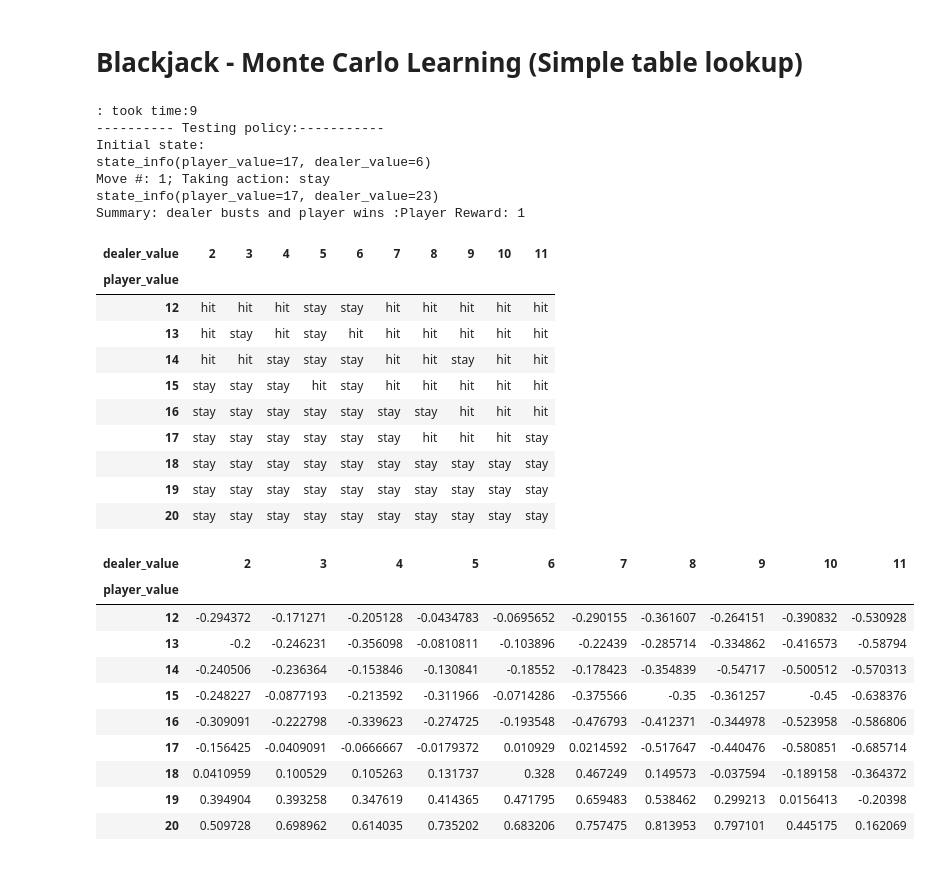
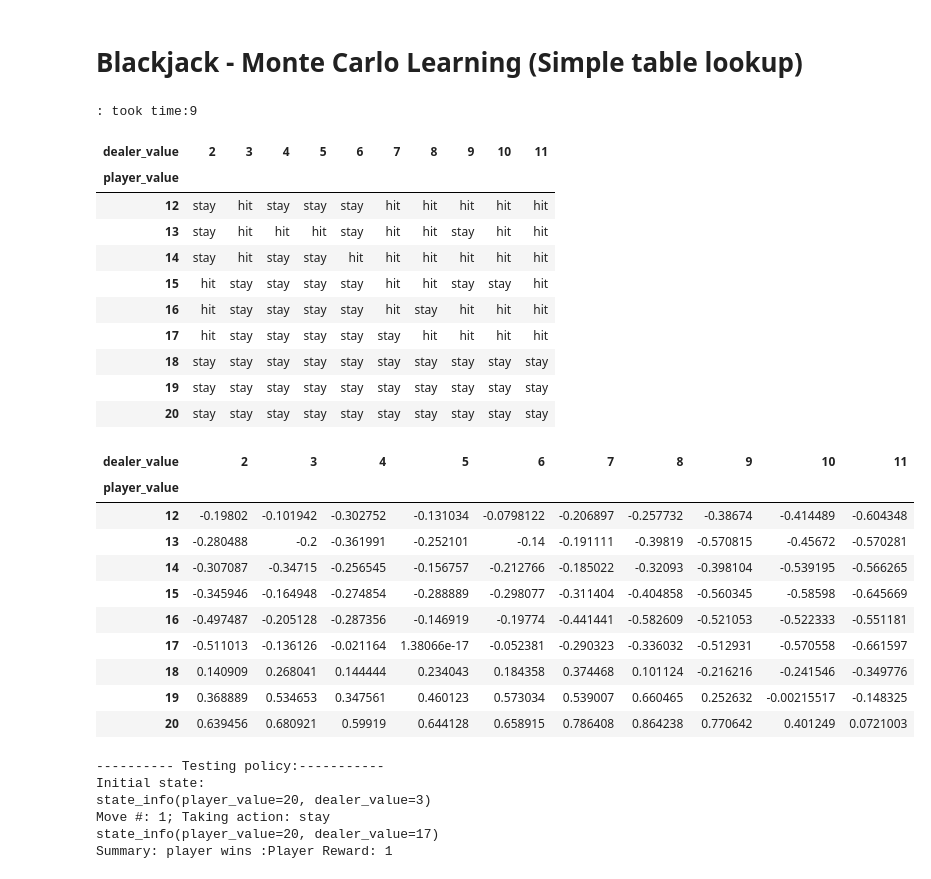
Before and after one commit to joshiatul/game_playing, a Jupyter notebook: Blackjack_with_simple_lookup.ipynb, the cells around one changed output. Cells and saved outputs as stored; diff of their text form; code cells hidden in the pictures.

```diff
--- a/Blackjack_with_simple_lookup.ipynb
+++ b/Blackjack_with_simple_lookup.ipynb
@@ -7,10 +9,0 @@ import rl_learning as rl
-# %%
-def test_training_monte_carlo_for_blackjack(model_class, epochs):
-    blackjack = BlackJack()
-    policy, model = rl.train_reinforcement_learning_strategy(num_sims=epochs, game_obs=blackjack, model_class=model_class)
-    # TODO Add ipython notebook 3D ghaph
-
-    # Test policy
-    rl.test_policy(blackjack, model)
-
-    return policy, model
@@ -18,41 +45,45 @@ def test_training_monte_carlo_for_blackjack(model_class, epochs):
 policy, model = test_training_monte_carlo_for_blackjack(model_class='lookup_table', epochs=25000)
 # %% [output]
 : took time:9
----------- Testing policy:-----------
-Initial state:
-state_info(player_value=17, dealer_value=6)
-Move #: 1; Taking action: stay
-state_info(player_value=17, dealer_value=23)
-Summary: dealer busts and player wins :Player Reward: 1
 # %%
 df = pd.DataFrame(policy).T
 df.columns = ['player_value', 'dealer_value', 'decision', 'score']
 policy_Q_table = df.pivot('player_value', 'dealer_value')['decision']
-policy_Q_table
+display(policy_Q_table)
 # %% [output]
 | dealer_value | 2 | 3 | 4 | 5 | 6 | 7 | 8 | 9 | 10 | 11 |
 | player_value |  |  |  |  |  |  |  |  |  |  |
-| 12 | hit | hit | hit | stay | stay | hit | hit | hit | hit | hit |
-| 13 | hit | stay | hit | stay | hit | hit | hit | hit | hit | hit |
-| 14 | hit | hit | stay | stay | stay | hit | hit | stay | hit | hit |
-| 15 | stay | stay | stay | hit | stay | hit | hit | hit | hit | hit |
-| 16 | stay | stay | stay | stay | stay | stay | stay | hit | hit | hit |
-| 17 | stay | stay | stay | stay | stay | stay | hit | hit | hit | stay |
+| 12 | stay | hit | stay | stay | stay | hit | hit | hit | hit | hit |
+| 13 | stay | hit | hit | hit | stay | hit | hit | stay | hit | hit |
+| 14 | stay | hit | stay | stay | hit | hit | hit | hit | hit | hit |
+| 15 | hit | stay | stay | stay | stay | hit | hit | stay | stay | hit |
+| 16 | hit | stay | stay | stay | stay | hit | stay | hit | hit | hit |
+| 17 | hit | stay | stay | stay | stay | stay | hit | hit | hit | hit |
 | 18 | stay | stay | stay | stay | stay | stay | stay | stay | stay | stay |
 | 19 | stay | stay | stay | stay | stay | stay | stay | stay | stay | stay |
 | 20 | stay | stay | stay | stay | stay | stay | stay | stay | stay | stay |
 # %%
 policy_Q_score = df.pivot('player_value', 'dealer_value')['score']
-policy_Q_score
+display(policy_Q_score)
 # %% [output]
 | dealer_value | 2 | 3 | 4 | 5 | 6 | 7 | 8 | 9 | 10 | 11 |
 | player_value |  |  |  |  |  |  |  |  |  |  |
-| 12 | -0.294372 | -0.171271 | -0.205128 | -0.0434783 | -0.0695652 | -0.290155 | -0.361607 | -0.264151 | -0.390832 | -0.530928 |
-| 13 | -0.2 | -0.246231 | -0.356098 | -0.0810811 | -0.103896 | -0.22439 | -0.285714 | -0.334862 | -0.416573 | -0.58794 |
-| 14 | -0.240506 | -0.236364 | -0.153846 | -0.130841 | -0.18552 | -0.178423 | -0.354839 | -0.54717 | -0.500512 | -0.570313 |
-| 15 | -0.248227 | -0.0877193 | -0.213592 | -0.311966 | -0.0714286 | -0.375566 | -0.35 | -0.361257 | -0.45 | -0.638376 |
-| 16 | -0.309091 | -0.222798 | -0.339623 | -0.274725 | -0.193548 | -0.476793 | -0.412371 | -0.344978 | -0.523958 | -0.586806 |
-| 17 | -0.156425 | -0.0409091 | -0.0666667 | -0.0179372 | 0.010929 | 0.0214592 | -0.517647 | -0.440476 | -0.580851 | -0.685714 |
-| 18 | 0.0410959 | 0.100529 | 0.105263 | 0.131737 | 0.328 | 0.467249 | 0.149573 | -0.037594 | -0.189158 | -0.364372 |
-| 19 | 0.394904 | 0.393258 | 0.347619 | 0.414365 | 0.471795 | 0.659483 | 0.538462 | 0.299213 | 0.0156413 | -0.20398 |
-| 20 | 0.509728 | 0.698962 | 0.614035 | 0.735202 | 0.683206 | 0.757475 | 0.813953 | 0.797101 | 0.445175 | 0.162069 |
+| 12 | -0.19802 | -0.101942 | -0.302752 | -0.131034 | -0.0798122 | -0.206897 | -0.257732 | -0.38674 | -0.414489 | -0.604348 |
+| 13 | -0.280488 | -0.2 | -0.361991 | -0.252101 | -0.14 | -0.191111 | -0.39819 | -0.570815 | -0.45672 | -0.570281 |
+| 14 | -0.307087 | -0.34715 | -0.256545 | -0.156757 | -0.212766 | -0.185022 | -0.32093 | -0.398104 | -0.539195 | -0.566265 |
+| 15 | -0.345946 | -0.164948 | -0.274854 | -0.288889 | -0.298077 | -0.311404 | -0.404858 | -0.560345 | -0.58598 | -0.645669 |
+| 16 | -0.497487 | -0.205128 | -0.287356 | -0.146919 | -0.19774 | -0.441441 | -0.582609 | -0.521053 | -0.522333 | -0.551181 |
+| 17 | -0.511013 | -0.136126 | -0.021164 | 1.38066e-17 | -0.052381 | -0.290323 | -0.336032 | -0.512931 | -0.570558 | -0.661597 |
+| 18 | 0.140909 | 0.268041 | 0.144444 | 0.234043 | 0.184358 | 0.374468 | 0.101124 | -0.216216 | -0.241546 | -0.349776 |
+| 19 | 0.368889 | 0.534653 | 0.347561 | 0.460123 | 0.573034 | 0.539007 | 0.660465 | 0.252632 | -0.00215517 | -0.148325 |
+| 20 | 0.639456 | 0.680921 | 0.59919 | 0.644128 | 0.658915 | 0.786408 | 0.864238 | 0.770642 | 0.401249 | 0.0721003 |
+# %%
+blackjack = BlackJack()
+test_policy(blackjack)
+# %% [output]
+---------- Testing policy:-----------
+Initial state:
+state_info(player_value=20, dealer_value=3)
+Move #: 1; Taking action: stay
+state_info(player_value=20, dealer_value=17)
+Summary: player wins :Player Reward: 1
```
Also changed, not shown: parts of 2 cells of this notebook, 11 other files.
